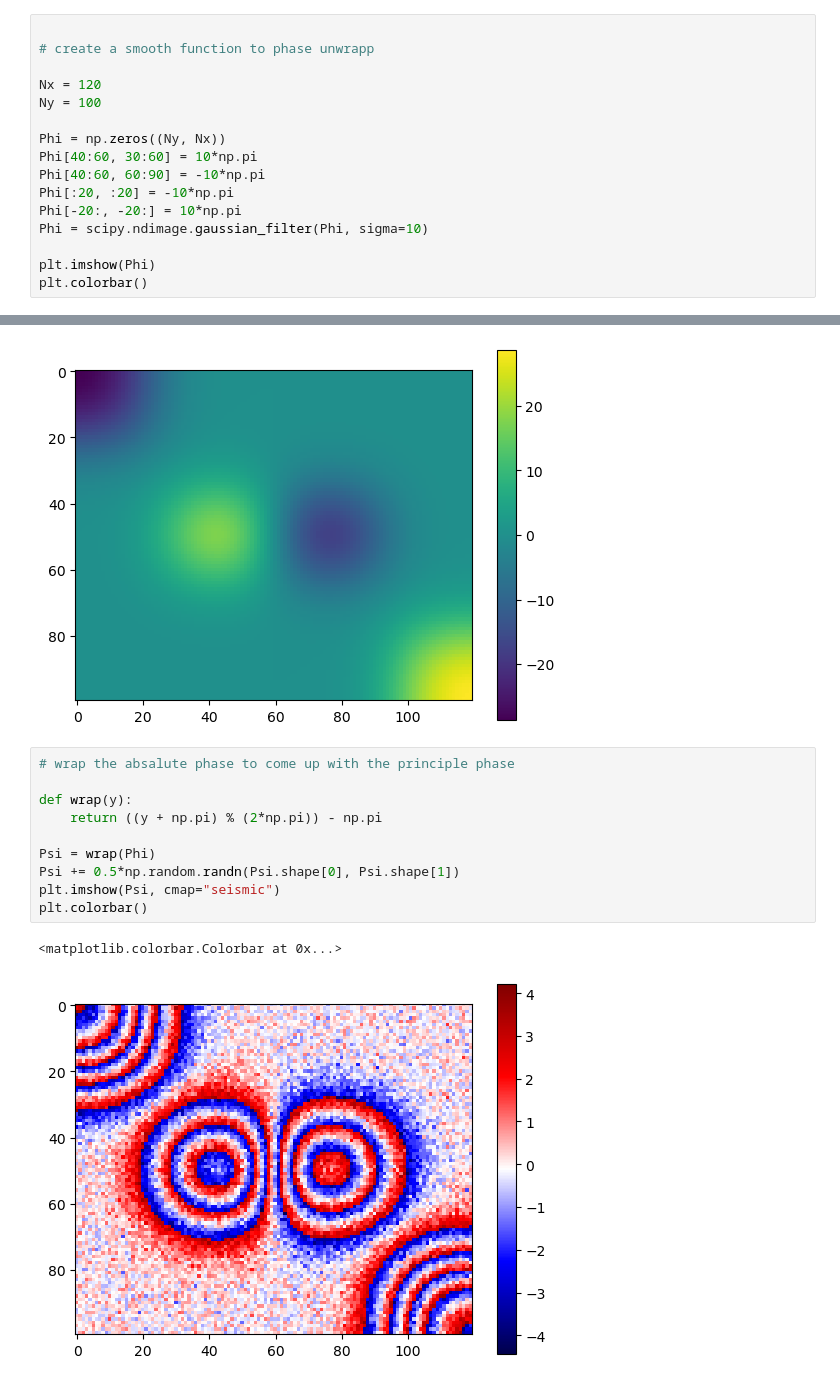
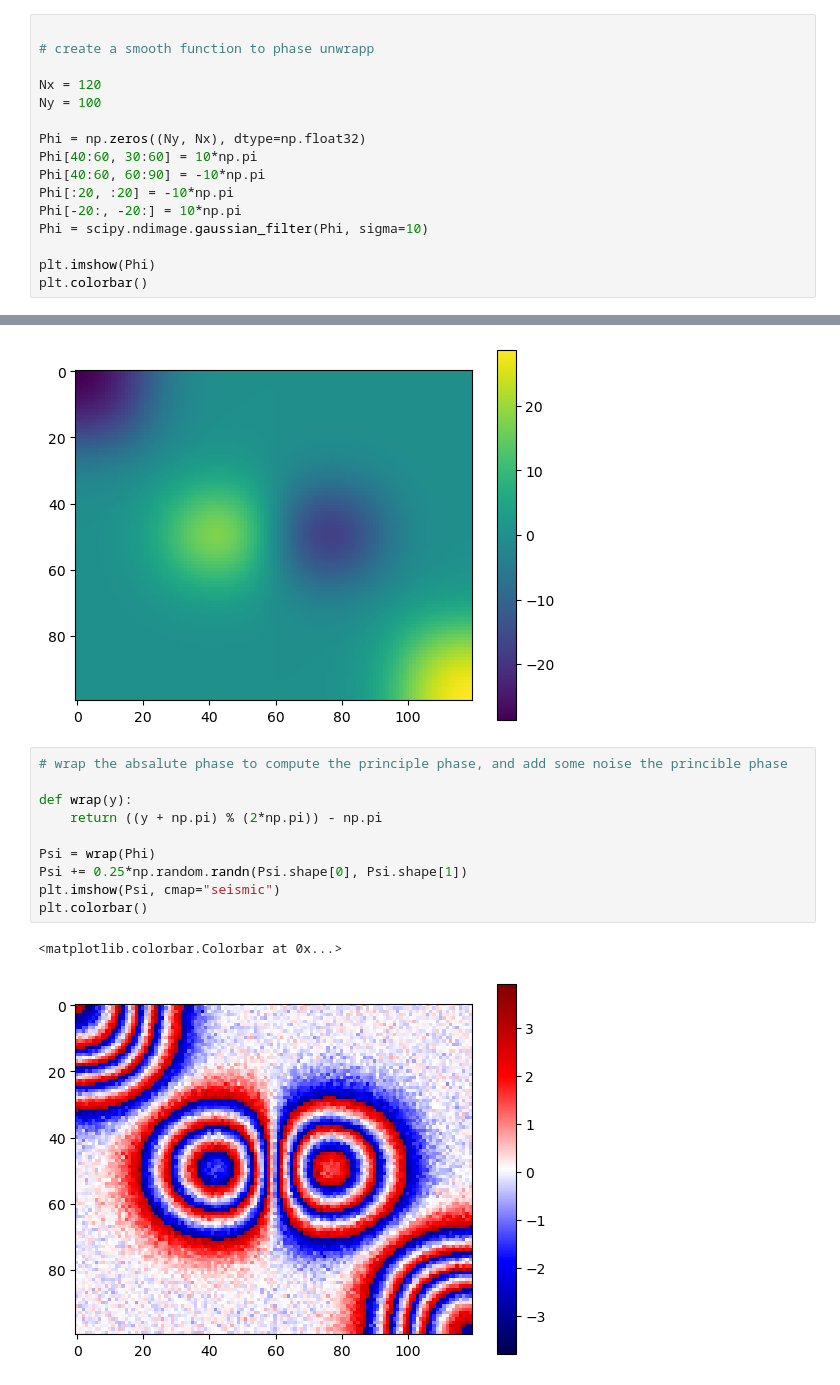
Before and after one commit to Ben-J-Eppinger/Phase-Unwrapping, a Jupyter notebook: PU_I.ipynb, the cells around one changed output, grey strips where cells are left out. Cells and saved outputs as stored; diff of their text form.

Commit message:
updates phase unwrapping example

```diff
--- a/PU_I.ipynb
+++ b/PU_I.ipynb
@@ -29,7 +41,7 @@ $$
 Nx = 120
 Ny = 100
 
-Phi = np.zeros((Ny, Nx))
+Phi = np.zeros((Ny, Nx), dtype=np.float32)
 Phi[40:60, 30:60] = 10*np.pi
 Phi[40:60, 60:90] = -10*np.pi
 Phi[:20, :20] = -10*np.pi
@@ -42,15 +54,15 @@ plt.colorbar()
 <matplotlib.colorbar.Colorbar at 0x...>
 [figure]
 # %%
-# wrap the absalute phase to come up with the principle phase
+# wrap the absalute phase to compute the principle phase, and add some noise the princible phase
 
 def wrap(y):
 	return ((y + np.pi) % (2*np.pi)) - np.pi
 
 Psi = wrap(Phi)
-Psi += 0.5*np.random.randn(Psi.shape[0], Psi.shape[1])
+Psi += 0.25*np.random.randn(Psi.shape[0], Psi.shape[1])
 plt.imshow(Psi, cmap="seismic")
 plt.colorbar()
 # %% [output]
 <matplotlib.colorbar.Colorbar at 0x...>
-[figure, old version]
+[figure, new version]
```
Also changed, not shown: parts of 15 cells of this notebook.
